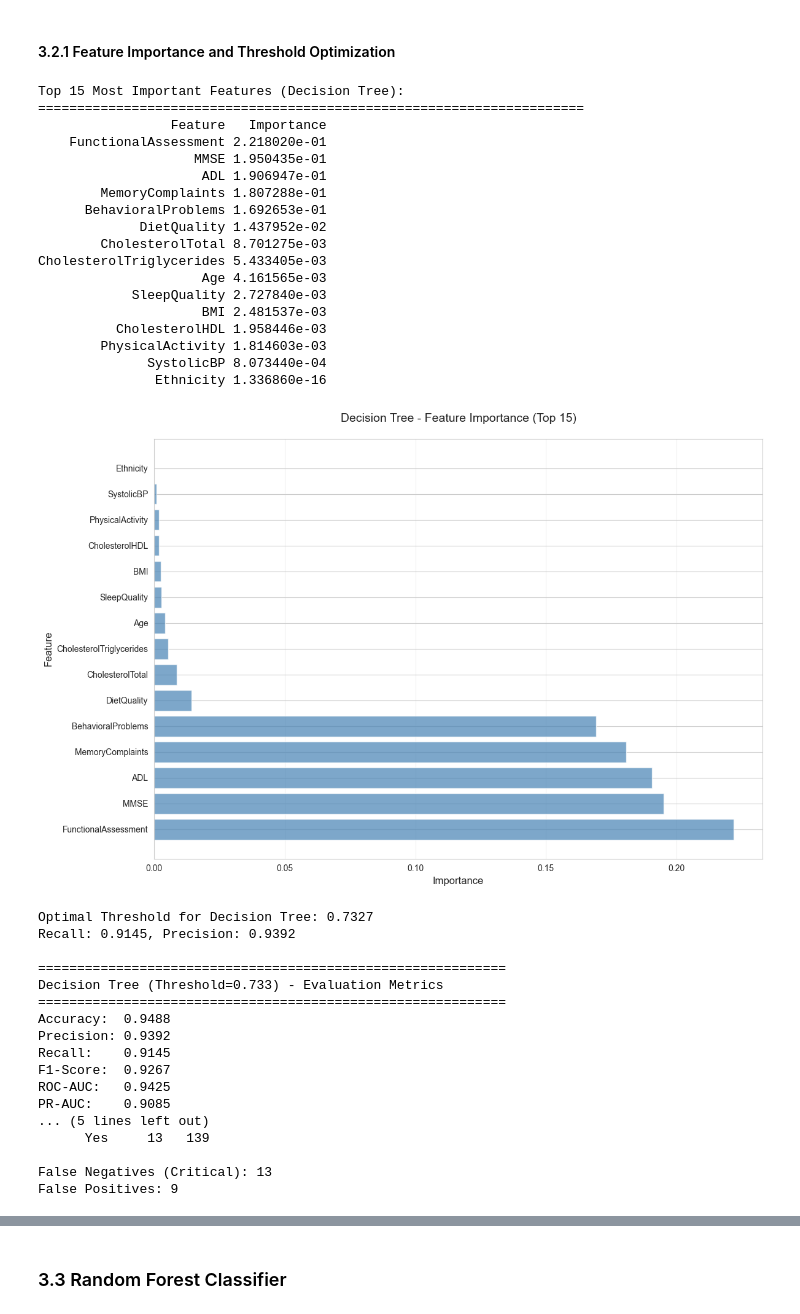
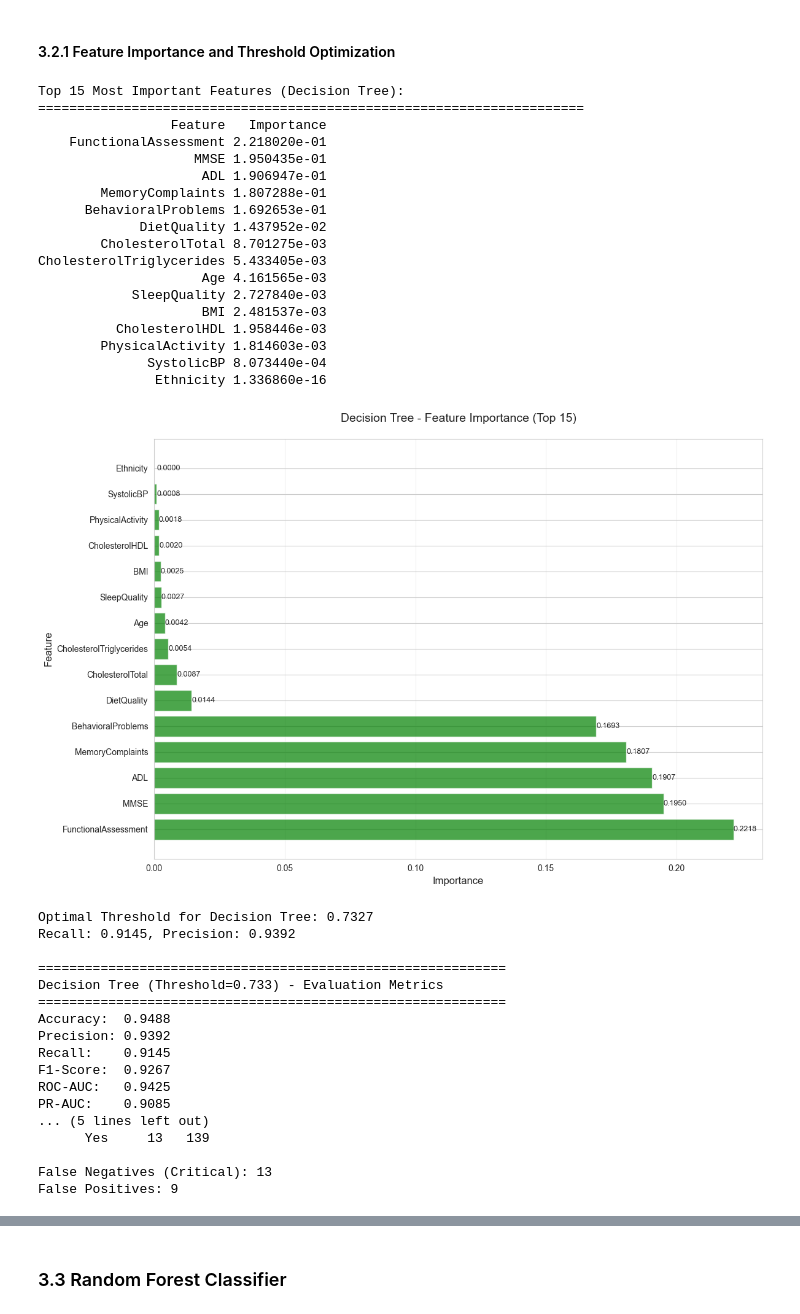
Before and after one commit to taniapazospuig/alzheimer-prediction, a Jupyter notebook: modeling.ipynb, the cells around one changed output, grey strips where cells are left out. Drawn from its saved outputs; the diff is of its cells as text; code cells hidden in the pictures.

```diff
--- a/modeling.ipynb
+++ b/modeling.ipynb
@@ -419,9 +430,14 @@ plt.ylabel('Feature', fontsize=12)
 plt.title('Logistic Regression - Feature Coefficients (Top 15)', fontsize=14, pad=20)
 plt.axvline(x=0, color='black', linestyle='--', linewidth=0.8)
 plt.grid(axis='x', alpha=0.3)
-plt.legend([plt.Rectangle((0,0),1,1, color='green', alpha=0.7),
-            plt.Rectangle((0,0),1,1, color='red', alpha=0.7)],
-           ['Positive Association', 'Negative Association'], loc='lower right')
+
+# Add value labels on bars
+for i, (idx, row) in enumerate(top_features.iterrows()):
+    value = row['Coefficient']
+    x_pos = value if abs(value) > 0.05 else (0.1 if value >= 0 else -0.1)
+    plt.text(x_pos, i, f'{value:.3f}', va='center',
+             ha='left' if value >= 0 else 'right', fontsize=9)
+
 plt.tight_layout()
 plt.show()
 # %% [output]
@@ -647,12 +663,21 @@ print(feature_importance_dt.head(15).to_string(index=False))
 # Visualize feature importance
 plt.figure(figsize=(12, 8))
 top_features = feature_importance_dt.head(15)
-bars = plt.barh(range(len(top_features)), top_features['Importance'], color='steelblue', alpha=0.7)
+# Use red-green color scheme (all positive for importance, so all green)
+colors = ['green' if x >= 0 else 'red' for x in top_features['Importance']]
+bars = plt.barh(range(len(top_features)), top_features['Importance'], color=colors, alpha=0.7)
 plt.yticks(range(len(top_features)), top_features['Feature'])
 plt.xlabel('Importance', fontsize=12)
 plt.ylabel('Feature', fontsize=12)
 plt.title('Decision Tree - Feature Importance (Top 15)', fontsize=14, pad=20)
 plt.grid(axis='x', alpha=0.3)
+
+# Add value labels on bars
+for i, (idx, row) in enumerate(top_features.iterrows()):
+    value = row['Importance']
+    x_pos = value if abs(value) > 0.001 else 0.001
+    plt.text(x_pos, i, f'{value:.4f}', va='center', ha='left', fontsize=9)
+
 plt.tight_layout()
 plt.show()
 
@@ -661,34 +686,34 @@ optimal_dt_thresh, metrics_dt_optimal = find_optimal_threshold(
     y_test, y_proba_dt, metric='f1', min_recall=0.90
 )
 
 print(f"\nOptimal Threshold for Decision Tree: {optimal_dt_thresh:.4f}")
 print(f"Recall: {metrics_dt_optimal['recall']:.4f}, Precision: {metrics_dt_optimal['precision']:.4f}")
 
 # Evaluate with optimal threshold
 y_pred_dt_optimal = (y_proba_dt >= optimal_dt_thresh).astype(int)
 metrics_dt_optimal_full = evaluate_model(y_test, y_pred_dt_optimal, y_proba_dt,
                                         f"Decision Tree (Threshold={optimal_dt_thresh:.3f})")
 plot_confusion_matrix(y_test, y_pred_dt_optimal, "Decision Tree (Optimal Threshold)")
 # %% [output]
 Top 15 Most Important Features (Decision Tree):
 ======================================================================
                  Feature   Importance
     FunctionalAssessment 2.218020e-01
                     MMSE 1.950435e-01
                      ADL 1.906947e-01
         MemoryComplaints 1.807288e-01
       BehavioralProblems 1.692653e-01
              DietQuality 1.437952e-02
         CholesterolTotal 8.701275e-03
 CholesterolTriglycerides 5.433405e-03
                      Age 4.161565e-03
             SleepQuality 2.727840e-03
                      BMI 2.481537e-03
           CholesterolHDL 1.958446e-03
         PhysicalActivity 1.814603e-03
               SystolicBP 8.073440e-04
                Ethnicity 1.336860e-16
-[figure, old version]
+[figure, new version]
 Optimal Threshold for Decision Tree: 0.7327
 Recall: 0.9145, Precision: 0.9392
 
```
Also changed, not shown: parts of 38 cells of this notebook.
